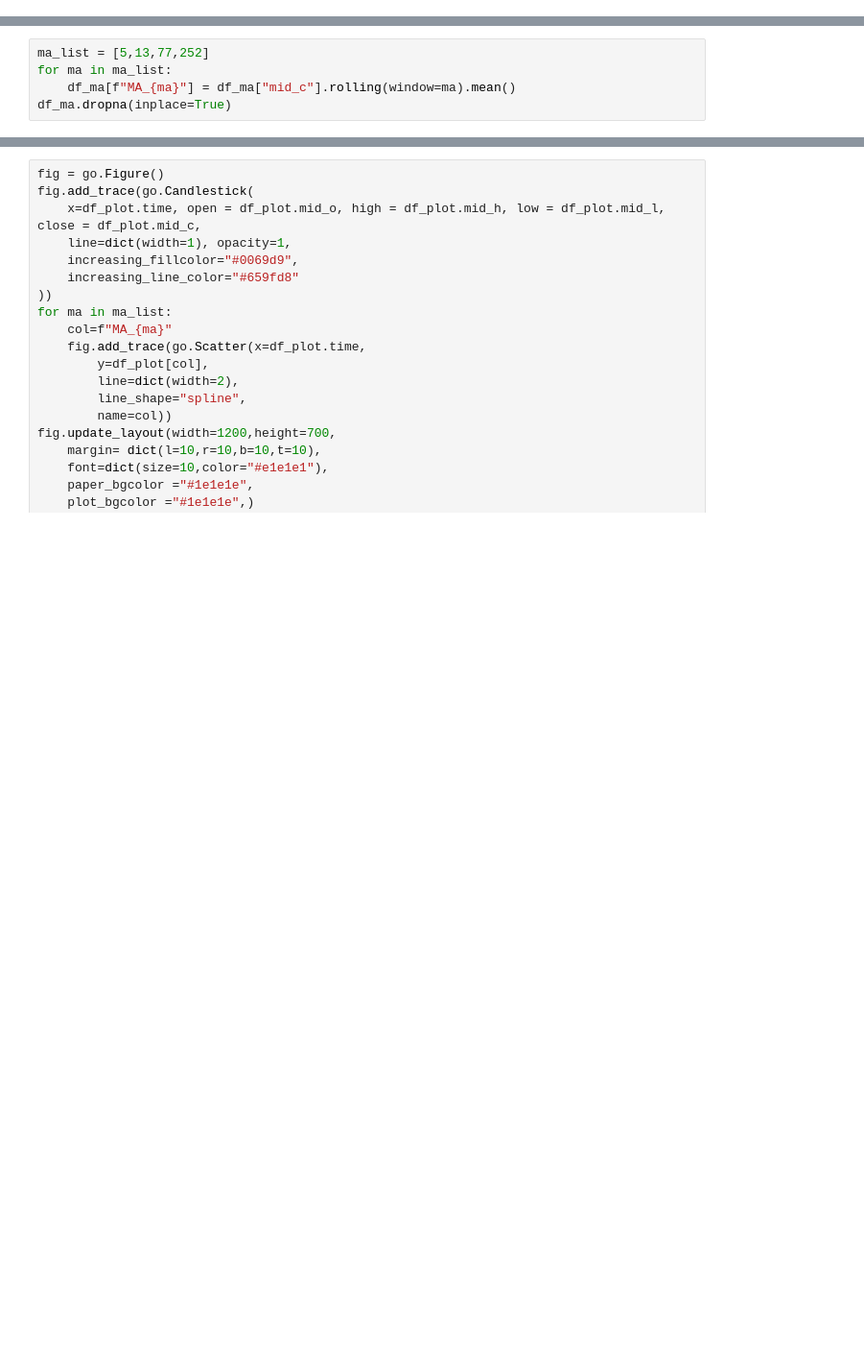
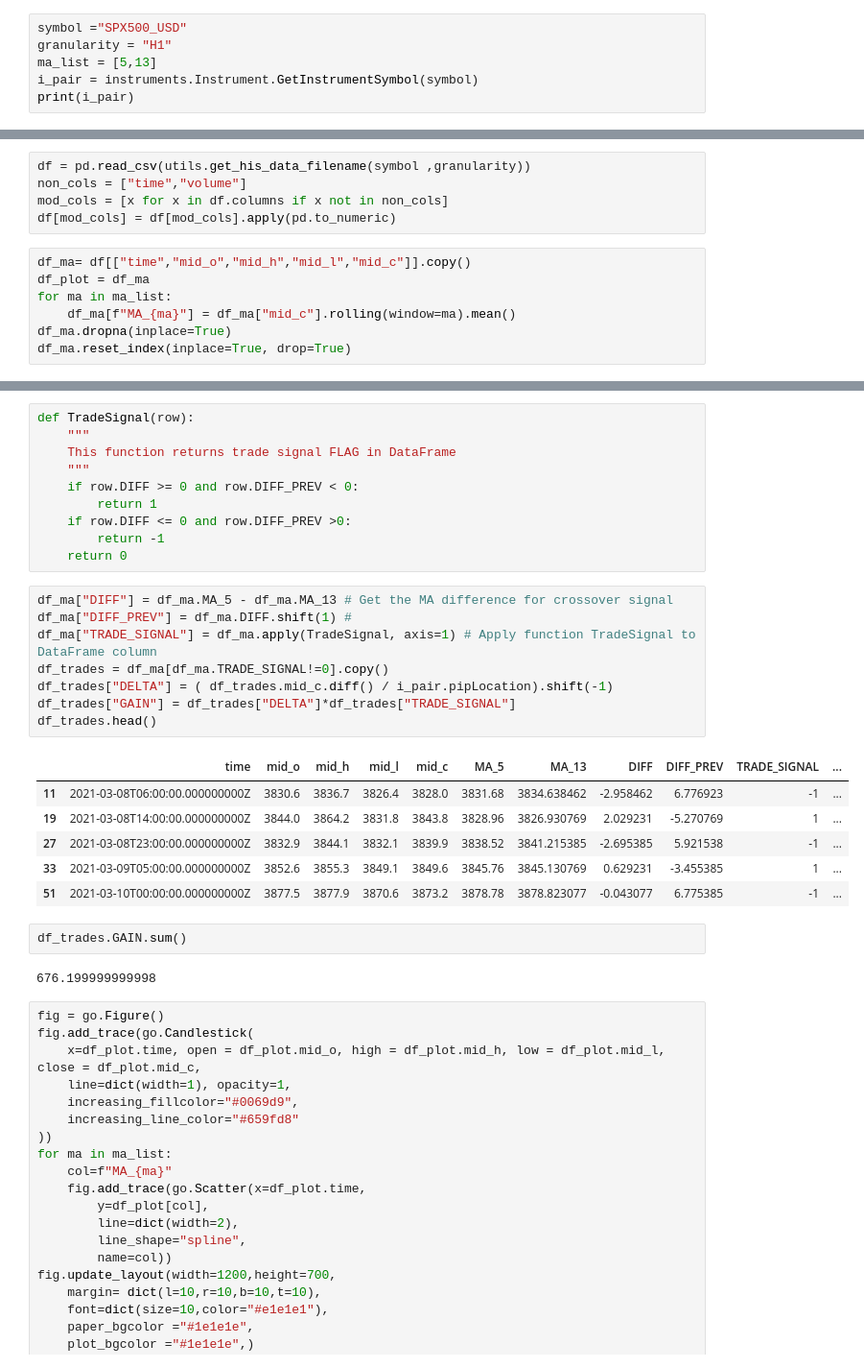
Before and after one commit to Tomasgei/Algorithmic-Trading---EPAT, a Jupyter notebook: Brokers API/Oanda api/candle plot.ipynb, the cells around one changed output, grey strips where cells are left out. Shown: that part at 96% size. Drawn from its saved outputs; the diff is of its cells as text; blank space fills up the shorter version.

Commit message:
updated instruments and backtesting

```diff
--- a/Brokers API/Oanda api/candle plot.ipynb
+++ b/Brokers API/Oanda api/candle plot.ipynb
@@ -11,0 +6,6 @@ df_plot = df_ma
+# %%
+symbol ="SPX500_USD"
+granularity = "H1"
+ma_list = [5,13]
+i_pair = instruments.Instrument.GetInstrumentSymbol(symbol)
+print(i_pair)
@@ -12,5 +14,12 @@ df_plot = df_ma
+# %%
+df = pd.read_csv(utils.get_his_data_filename(symbol ,granularity))
+non_cols = ["time","volume"]
+mod_cols = [x for x in df.columns if x not in non_cols]
+df[mod_cols] = df[mod_cols].apply(pd.to_numeric)
 # %%
-ma_list = [5,13,77,252]
+df_ma= df[["time","mid_o","mid_h","mid_l","mid_c"]].copy()
+df_plot = df_ma
 for ma in ma_list:
     df_ma[f"MA_{ma}"] = df_ma["mid_c"].rolling(window=ma).mean()
 df_ma.dropna(inplace=True)
+df_ma.reset_index(inplace=True, drop=True)
@@ -17,3 +35,32 @@ df_ma.dropna(inplace=True)
+# %%
+def TradeSignal(row):
+    """
+    This function returns trade signal FLAG in DataFrame
+    """
+    if row.DIFF >= 0 and row.DIFF_PREV < 0:
+        return 1
+    if row.DIFF <= 0 and row.DIFF_PREV >0:
+        return -1
+    return 0
+# %%
+df_ma["DIFF"] = df_ma.MA_5 - df_ma.MA_13 # Get the MA difference for crossover signal
+df_ma["DIFF_PREV"] = df_ma.DIFF.shift(1) #
+df_ma["TRADE_SIGNAL"] = df_ma.apply(TradeSignal, axis=1) # Apply function TradeSignal to DataFrame column
+df_trades = df_ma[df_ma.TRADE_SIGNAL!=0].copy()
+df_trades["DELTA"] = ( df_trades.mid_c.diff() / i_pair.pipLocation).shift(-1)
+df_trades["GAIN"] = df_trades["DELTA"]*df_trades["TRADE_SIGNAL"]
+df_trades.head()
+# %% [output]
+|  | time | mid_o | mid_h | mid_l | mid_c | MA_5 | MA_13 | DIFF | DIFF_PREV | TRADE_SIGNAL | ... |
+| 11 | 2021-03-08T06:00:00.000000000Z | 3830.6 | 3836.7 | 3826.4 | 3828.0 | 3831.68 | 3834.638462 | -2.958462 | 6.776923 | -1 | ... |
+| 19 | 2021-03-08T14:00:00.000000000Z | 3844.0 | 3864.2 | 3831.8 | 3843.8 | 3828.96 | 3826.930769 | 2.029231 | -5.270769 | 1 | ... |
+| 27 | 2021-03-08T23:00:00.000000000Z | 3832.9 | 3844.1 | 3832.1 | 3839.9 | 3838.52 | 3841.215385 | -2.695385 | 5.921538 | -1 | ... |
+| 33 | 2021-03-09T05:00:00.000000000Z | 3852.6 | 3855.3 | 3849.1 | 3849.6 | 3845.76 | 3845.130769 | 0.629231 | -3.455385 | 1 | ... |
+| 51 | 2021-03-10T00:00:00.000000000Z | 3877.5 | 3877.9 | 3870.6 | 3873.2 | 3878.78 | 3878.823077 | -0.043077 | 6.775385 | -1 | ... |
+# %%
+df_trades.GAIN.sum()
+# %% [output]
+676.199999999998
 # %%
 fig = go.Figure()
 fig.add_trace(go.Candlestick(
```
Also changed, not shown: parts of 5 cells of this notebook, 12 other files.
